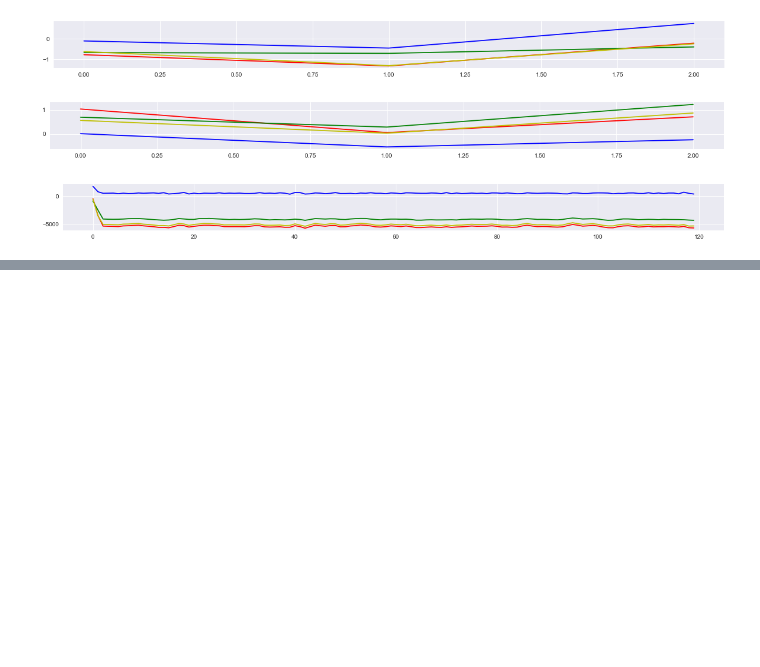
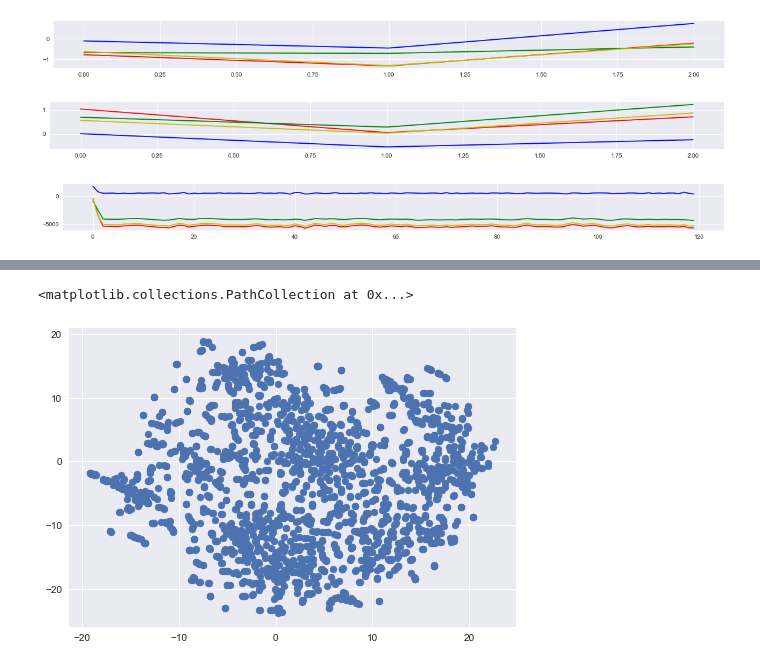
Before and after one commit to ays0110/bean, a Jupyter notebook: TSNE Scratch.ipynb, the cells around one changed output, grey strips where cells are left out. Cells and saved outputs as stored; diff of their text form; code cells hidden in the pictures; blank space fills up the shorter version.

```diff
--- a/TSNE Scratch.ipynb
+++ b/TSNE Scratch.ipynb
@@ -156,0 +165,7 @@ plt.scatter(tsne_50_result[:, 0], tsne_50_result[:, 1])
+# %%
+tsne_10 = manifold.TSNE(n_components=2, init='random', random_state=0, n_iter=5000, perplexity=10)
+tsne_10_result = tsne_10.fit_transform(squished_embeddings)
+plt.scatter(tsne_10_result[:, 0], tsne_10_result[:, 1])
+# %% [output]
+<matplotlib.collections.PathCollection at 0x...>
+[figure, added]
```
Also changed, not shown: parts of 17 cells of this notebook.
